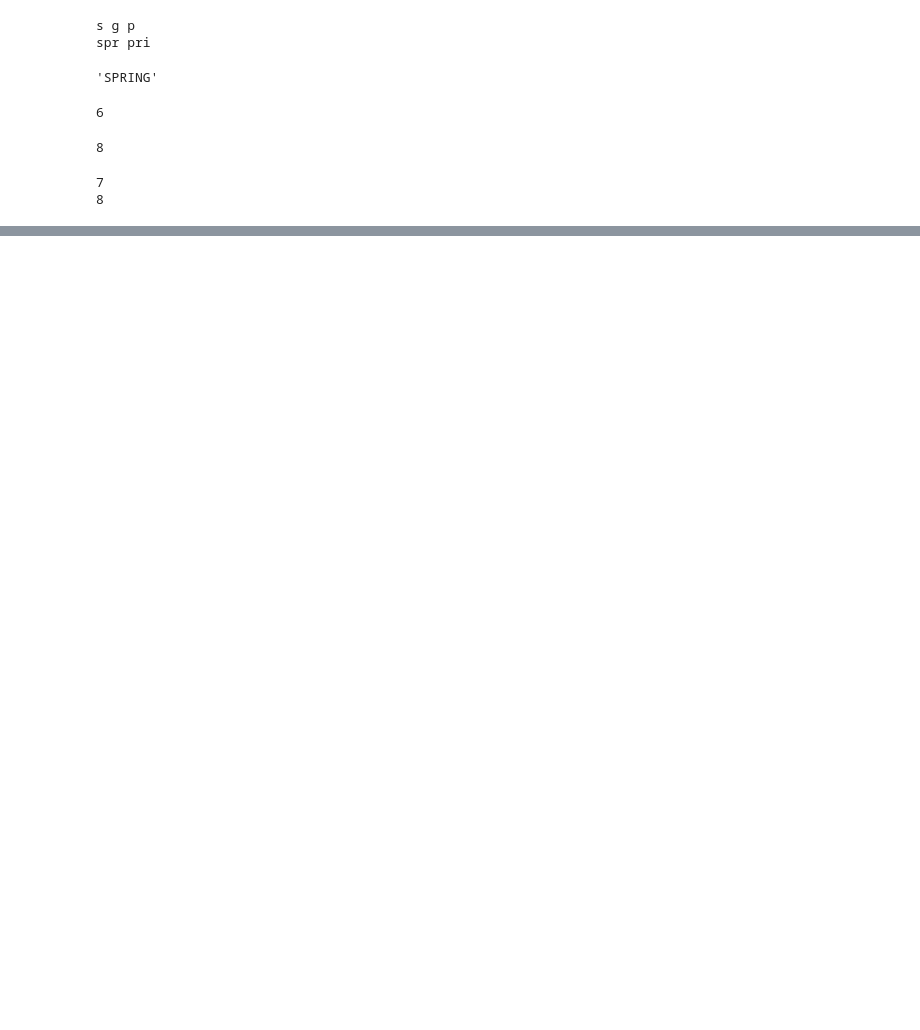
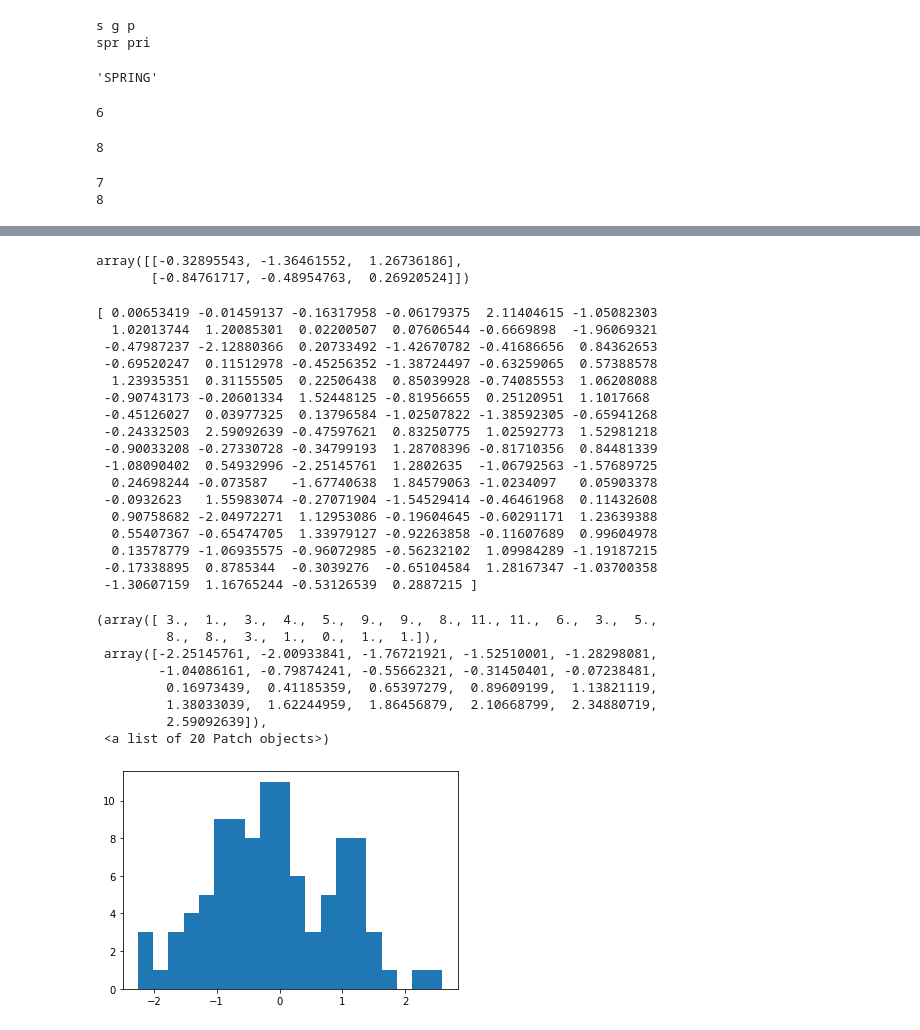
Before and after one commit to Ko4rii/Class2022Spring, a Jupyter notebook: 시험대비.ipynb, the cells around one changed output, grey strips where cells are left out. Drawn from its saved outputs; the diff is of its cells as text; code cells hidden in the pictures; blank space fills up the shorter version.

```diff
--- a/시험대비.ipynb
+++ b/시험대비.ipynb
@@ -38,0 +109,5 @@ AttributeError: ignored
+# %%
+np.random.normal(0,1,[2,3])
+# %% [output]
+array([[-0.32895543, -1.36461552,  1.26736186],
+       [-0.84761717, -0.48954763,  0.26920524]])
@@ -38,0 +116,31 @@ AttributeError: ignored
+# %%
+x = np.random.normal(0,1,100)
+print(x)
+plt.hist(x, bins=20)
+# %% [output]
+[ 0.00653419 -0.01459137 -0.16317958 -0.06179375  2.11404615 -1.05082303
+  1.02013744  1.20085301  0.02200507  0.07606544 -0.6669898  -1.96069321
+ -0.47987237 -2.12880366  0.20733492 -1.42670782 -0.41686656  0.84362653
+ -0.69520247  0.11512978 -0.45256352 -1.38724497 -0.63259065  0.57388578
+  1.23935351  0.31155505  0.22506438  0.85039928 -0.74085553  1.06208088
+ -0.90743173 -0.20601334  1.52448125 -0.81956655  0.25120951  1.1017668
+ -0.45126027  0.03977325  0.13796584 -1.02507822 -1.38592305 -0.65941268
+ -0.24332503  2.59092639 -0.47597621  0.83250775  1.02592773  1.52981218
+ -0.90033208 -0.27330728 -0.34799193  1.28708396 -0.81710356  0.84481339
+ -1.08090402  0.54932996 -2.25145761  1.2802635  -1.06792563 -1.57689725
+  0.24698244 -0.073587   -1.67740638  1.84579063 -1.0234097   0.05903378
+ -0.0932623   1.55983074 -0.27071904 -1.54529414 -0.46461968  0.11432608
+  0.90758682 -2.04972271  1.12953086 -0.19604645 -0.60291171  1.23639388
+  0.55407367 -0.65474705  1.33979127 -0.92263858 -0.11607689  0.99604978
+  0.13578779 -1.06935575 -0.96072985 -0.56232102  1.09984289 -1.19187215
+ -0.17338895  0.8785344  -0.3039276  -0.65104584  1.28167347 -1.03700358
+ -1.30607159  1.16765244 -0.53126539  0.2887215 ]
+(array([ 3.,  1.,  3.,  4.,  5.,  9.,  9.,  8., 11., 11.,  6.,  3.,  5.,
+         8.,  8.,  3.,  1.,  0.,  1.,  1.]),
+ array([-2.25145761, -2.00933841, -1.76721921, -1.52510001, -1.28298081,
+        -1.04086161, -0.79874241, -0.55662321, -0.31450401, -0.07238481,
+         0.16973439,  0.41185359,  0.65397279,  0.89609199,  1.13821119,
+         1.38033039,  1.62244959,  1.86456879,  2.10668799,  2.34880719,
+         2.59092639]),
+ <a list of 20 Patch objects>)
+[figure, added]
```
Also changed, not shown: parts of 52 cells of this notebook.
